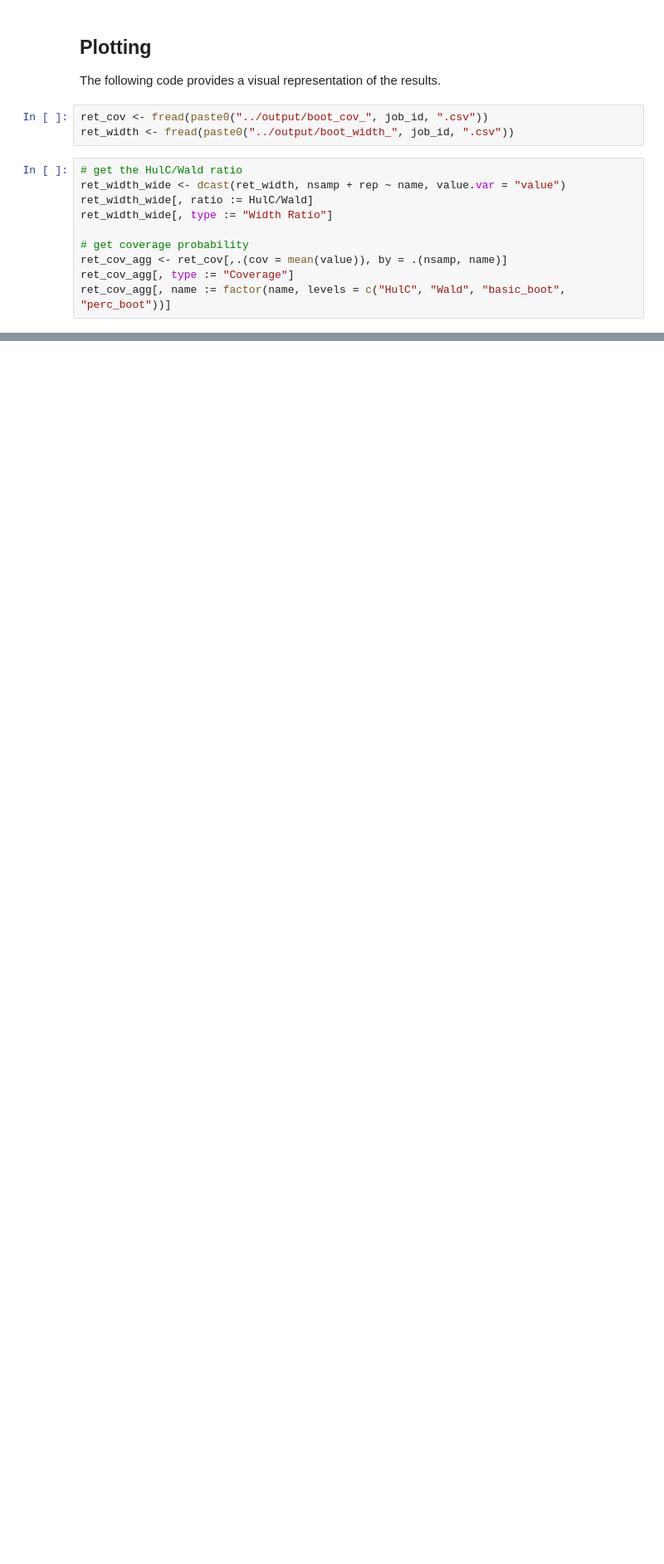
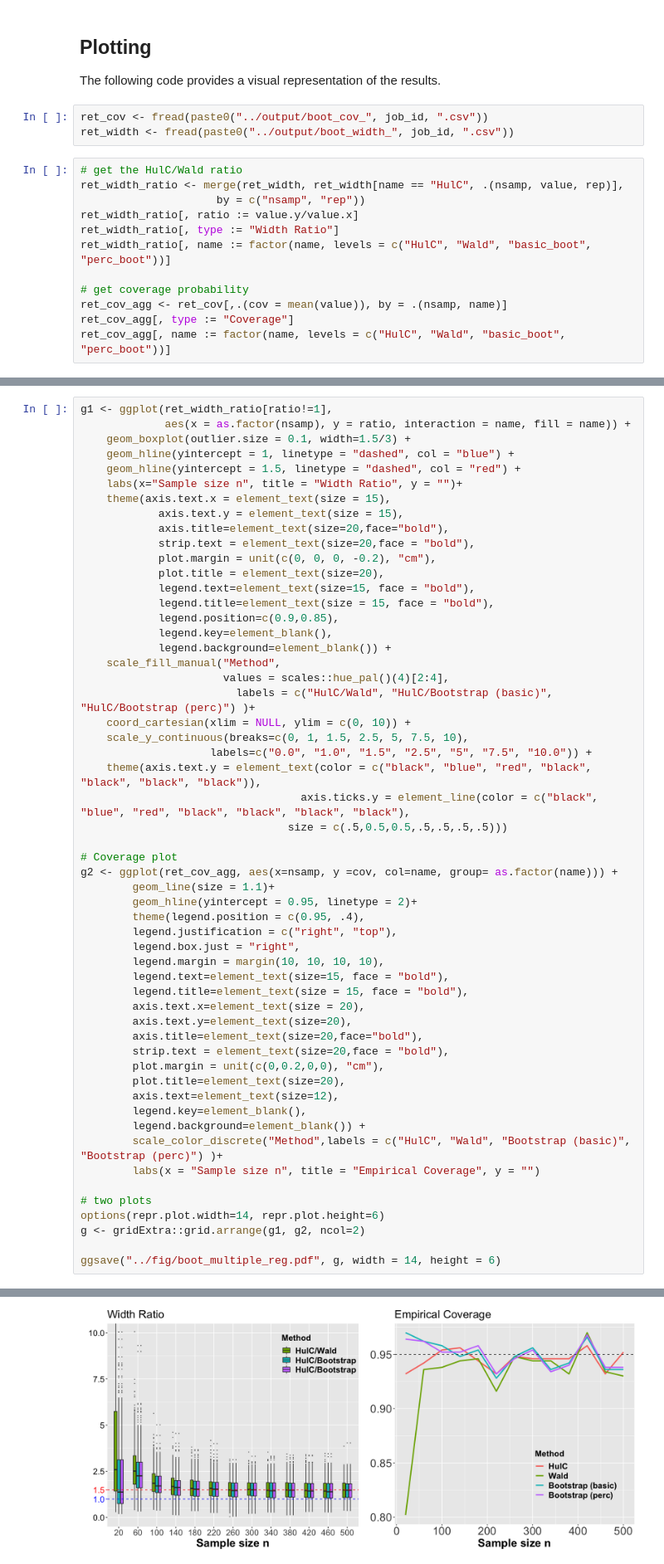
Before and after one commit to Arun-Kuchibhotla/HulC, a Jupyter notebook: R/Comparison of HulC and Wald and Bootstrap intervals 2.ipynb, the cells around one changed output, grey strips where cells are left out. Shown at 83% size. Saved outputs shown, nothing was run; the diff lists cells and outputs as text; blank space fills up the shorter version.

```diff
--- a/R/Comparison of HulC and Wald and Bootstrap intervals 2.ipynb
+++ b/R/Comparison of HulC and Wald and Bootstrap intervals 2.ipynb
@@ -169,9 +169,11 @@ ret_cov <- fread(paste0("../output/boot_cov_", job_id, ".csv"))
 ret_width <- fread(paste0("../output/boot_width_", job_id, ".csv"))
 # %%
 # get the HulC/Wald ratio
-ret_width_wide <- dcast(ret_width, nsamp + rep ~ name, value.var = "value")
-ret_width_wide[, ratio := HulC/Wald]
-ret_width_wide[, type := "Width Ratio"]
+ret_width_ratio <- merge(ret_width, ret_width[name == "HulC", .(nsamp, value, rep)],
+                     by = c("nsamp", "rep"))
+ret_width_ratio[, ratio := value.y/value.x]
+ret_width_ratio[, type := "Width Ratio"]
+ret_width_ratio[, name := factor(name, levels = c("HulC", "Wald", "basic_boot", "perc_boot"))]
 
 # get coverage probability
 ret_cov_agg <- ret_cov[,.(cov = mean(value)), by = .(nsamp, name)]
@@ -234,0 +182,56 @@ Results may be unexpected or may change in future versions of ggplot2.”
+# %%
+g1 <- ggplot(ret_width_ratio[ratio!=1],
+             aes(x = as.factor(nsamp), y = ratio, interaction = name, fill = name)) +
+    geom_boxplot(outlier.size = 0.1, width=1.5/3) +
+    geom_hline(yintercept = 1, linetype = "dashed", col = "blue") +
+    geom_hline(yintercept = 1.5, linetype = "dashed", col = "red") +
+    labs(x="Sample size n", title = "Width Ratio", y = "")+
+    theme(axis.text.x = element_text(size = 15),
+            axis.text.y = element_text(size = 15),
+            axis.title=element_text(size=20,face="bold"),
+            strip.text = element_text(size=20,face = "bold"),
+            plot.margin = unit(c(0, 0, 0, -0.2), "cm"),
+            plot.title = element_text(size=20),
+            legend.text=element_text(size=15, face = "bold"),
+            legend.title=element_text(size = 15, face = "bold"),
+            legend.position=c(0.9,0.85),
+            legend.key=element_blank(),
+            legend.background=element_blank()) +
+    scale_fill_manual("Method",
+                      values = scales::hue_pal()(4)[2:4],
+                        labels = c("HulC/Wald", "HulC/Bootstrap (basic)", "HulC/Bootstrap (perc)") )+
+    coord_cartesian(xlim = NULL, ylim = c(0, 10)) +
+    scale_y_continuous(breaks=c(0, 1, 1.5, 2.5, 5, 7.5, 10),
+                    labels=c("0.0", "1.0", "1.5", "2.5", "5", "7.5", "10.0")) +
+    theme(axis.text.y = element_text(color = c("black", "blue", "red", "black", "black", "black", "black")),
+                                  axis.ticks.y = element_line(color = c("black", "blue", "red", "black", "black", "black", "black"),
+                                size = c(.5,0.5,0.5,.5,.5,.5,.5)))
+
+# Coverage plot
+g2 <- ggplot(ret_cov_agg, aes(x=nsamp, y =cov, col=name, group= as.factor(name))) +
+        geom_line(size = 1.1)+
+        geom_hline(yintercept = 0.95, linetype = 2)+
+        theme(legend.position = c(0.95, .4),
+        legend.justification = c("right", "top"),
+        legend.box.just = "right",
+        legend.margin = margin(10, 10, 10, 10),
+        legend.text=element_text(size=15, face = "bold"),
+        legend.title=element_text(size = 15, face = "bold"),
+        axis.text.x=element_text(size = 20),
+        axis.text.y=element_text(size=20),
+        axis.title=element_text(size=20,face="bold"),
+        strip.text = element_text(size=20,face = "bold"),
+        plot.margin = unit(c(0,0.2,0,0), "cm"),
+        plot.title=element_text(size=20),
+        axis.text=element_text(size=12),
+        legend.key=element_blank(),
+        legend.background=element_blank()) +
+        scale_color_discrete("Method",labels = c("HulC", "Wald", "Bootstrap (basic)", "Bootstrap (perc)") )+
+        labs(x = "Sample size n", title = "Empirical Coverage", y = "")
+
+# two plots
+options(repr.plot.width=14, repr.plot.height=6)
+g <- gridExtra::grid.arrange(g1, g2, ncol=2)
+
+ggsave("../fig/boot_multiple_reg.pdf", g, width = 14, height = 6)
+# %% [output]
@@ -234,0 +241 @@ Results may be unexpected or may change in future versions of ggplot2.”
+[figure, added]
```
Also changed, not shown: parts of 2 cells of this notebook, 3 other files.
